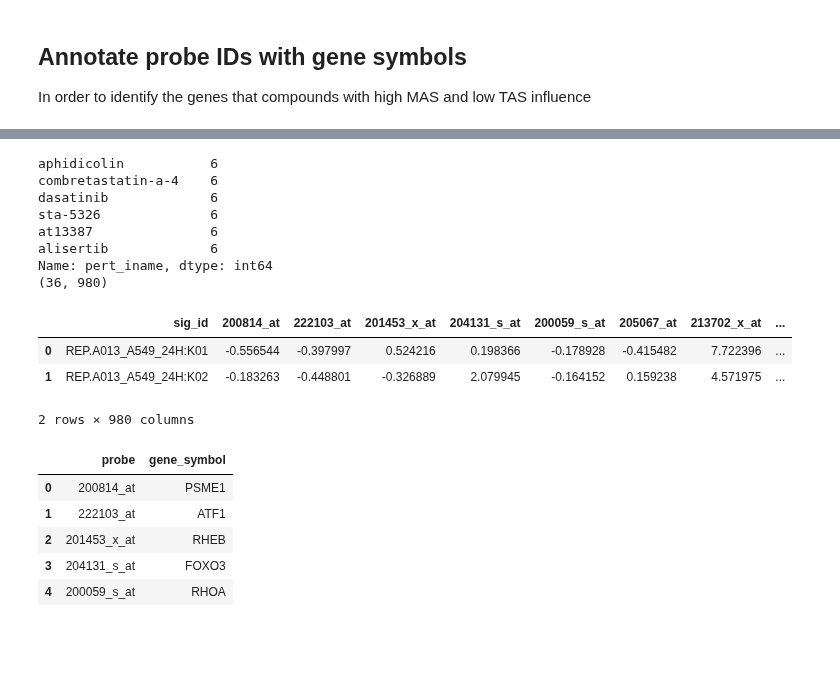
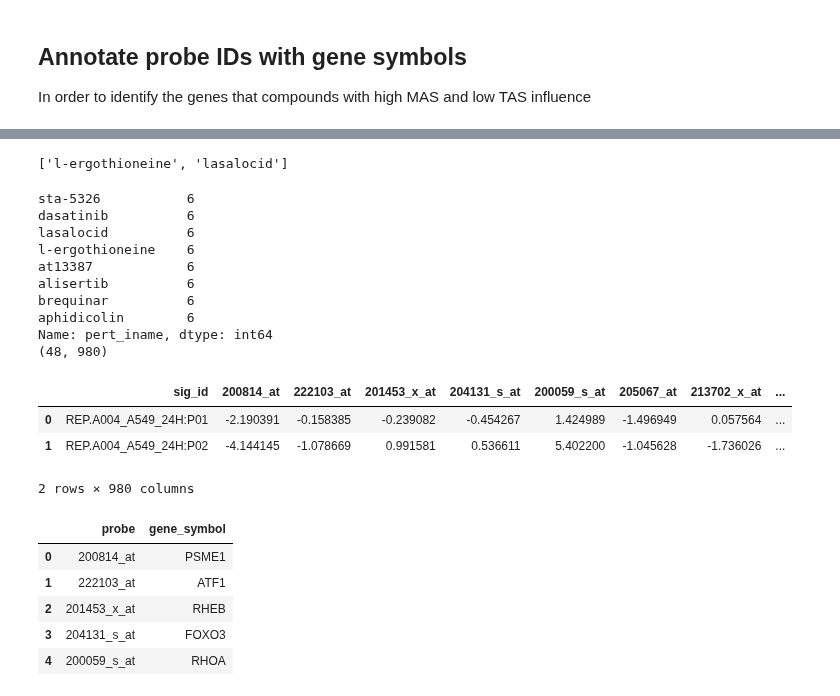
Before and after one commit to broadinstitute/lincs-profiling-complementarity, a Jupyter notebook: 5.Gene-analysis/0.annotate-genes.ipynb, the cells around one changed output, grey strips where cells are left out. Saved outputs shown, nothing was run; the diff lists cells and outputs as text; code cells hidden in the pictures; blank space fills up the shorter version.

```diff
--- a/5.Gene-analysis/0.annotate-genes.ipynb
+++ b/5.Gene-analysis/0.annotate-genes.ipynb
@@ -54,0 +51,6 @@ top_cpds
+# %%
+# What are the top compounds that change lots of TAS but not MAS
+bottom_cpds = activity_df.sort_values(by="mas_tas_dff").head(bottom_n_cpds).cpd.tolist()
+bottom_cpds
+# %% [output]
+['l-ergothioneine', 'lasalocid']
@@ -55,25 +59,29 @@ top_cpds
 # %%
 # Load L1000 data to obtain high differential genes
-file = pathlib.Path("Consensus/L1000/moa_sizes_consensus_datasets/modz_level5_data.csv")
+data_dir = pathlib.Path("../1.Data-exploration/")
+
+file = pathlib.Path(f"{data_dir}/Consensus/L1000/moa_sizes_consensus_datasets/modz_level5_data.csv")
 df = pd.read_csv(file)
 
-df = df.query("pert_iname in @top_cpds").reset_index(drop=True)
+df = df.query("pert_iname in @focus_cps").reset_index(drop=True)
 
 print(df.pert_iname.value_counts())
 print(df.shape)
 df.head(2)
 # %% [output]
-aphidicolin           6
-combretastatin-a-4    6
-dasatinib             6
-sta-5326              6
-at13387               6
-alisertib             6
+sta-5326           6
+dasatinib          6
+lasalocid          6
+l-ergothioneine    6
+at13387            6
+alisertib          6
+brequinar          6
+aphidicolin        6
 Name: pert_iname, dtype: int64
-(36, 980)
+(48, 980)
 |  | sig_id | 200814_at | 222103_at | 201453_x_at | 204131_s_at | 200059_s_at | 205067_at | 213702_x_at | ... |
-| 0 | REP.A013_A549_24H:K01 | -0.556544 | -0.397997 | 0.524216 | 0.198366 | -0.178928 | -0.415482 | 7.722396 | ... |
-| 1 | REP.A013_A549_24H:K02 | -0.183263 | -0.448801 | -0.326889 | 2.079945 | -0.164152 | 0.159238 | 4.571975 | ... |
+| 0 | REP.A004_A549_24H:P01 | -2.190391 | -0.158385 | -0.239082 | -0.454267 | 1.424989 | -1.496949 | 0.057564 | ... |
+| 1 | REP.A004_A549_24H:P02 | -4.144145 | -1.078669 | 0.991581 | 0.536611 | 5.402200 | -1.045628 | -1.736026 | ... |
 2 rows × 980 columns
 # %%
 # Obtain background gene lists
```
Also changed, not shown: parts of 6 cells of this notebook, 5 other files.
